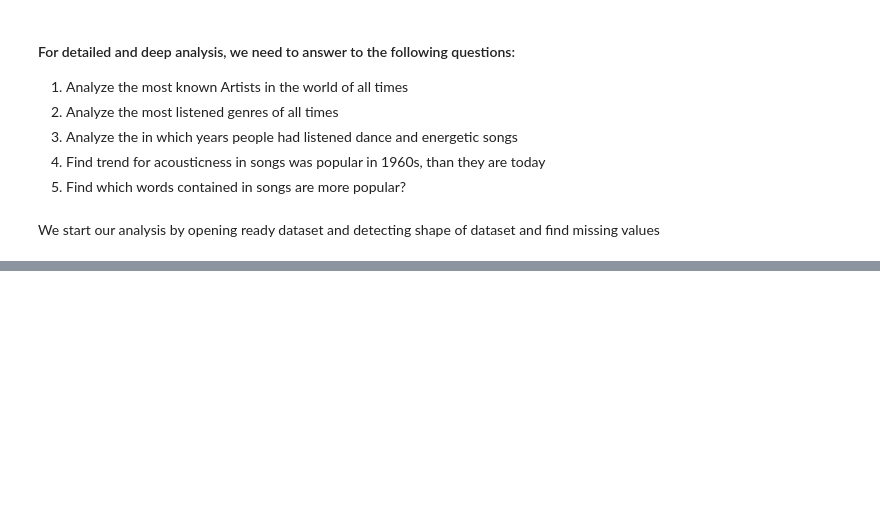
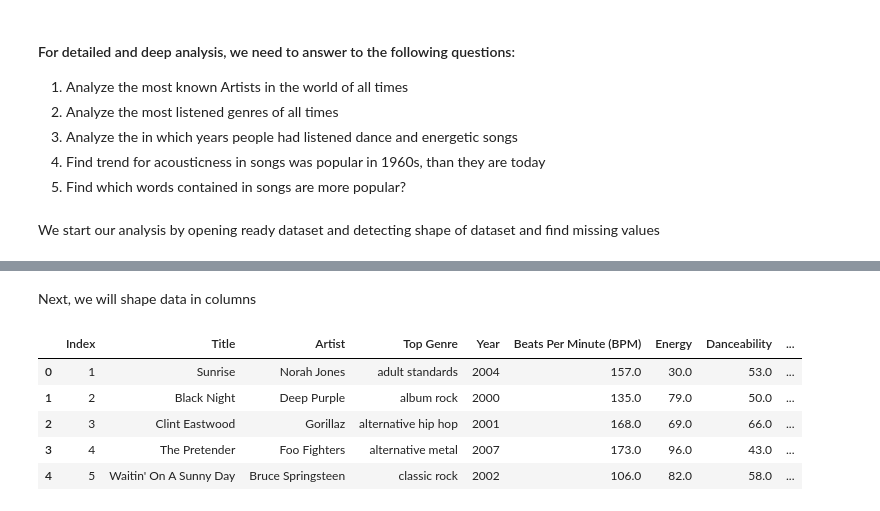
Before and after one commit to Sabina-Karenkina/Analysis-Spotify-Top-2000, a Jupyter notebook: ProjectIDA.ipynb, the cells around one changed output, grey strips where cells are left out. Drawn from its saved outputs; the diff is of its cells as text; code cells hidden in the pictures; blank space fills up the shorter version.

```diff
--- a/ProjectIDA.ipynb
+++ b/ProjectIDA.ipynb
@@ -74,0 +182,15 @@ top.shape
+# %% [markdown]
+Next, we will shape data in columns
+# %%
+#because we modified data before, to work with old data and for showing no warnings, we need to add copy() method
+new_top = new_top[new_top['Year'].notnull()].copy()
+#converting 'Year' from float to int
+new_top['Year'] = new_top['Year'].astype(int)
+new_top.head(5)
+# %% [output]
+|  | Index | Title | Artist | Top Genre | Year | Beats Per Minute (BPM) | Energy | Danceability | ... |
+| 0 | 1 | Sunrise | Norah Jones | adult standards | 2004 | 157.0 | 30.0 | 53.0 | ... |
+| 1 | 2 | Black Night | Deep Purple | album rock | 2000 | 135.0 | 79.0 | 50.0 | ... |
+| 2 | 3 | Clint Eastwood | Gorillaz | alternative hip hop | 2001 | 168.0 | 69.0 | 66.0 | ... |
+| 3 | 4 | The Pretender | Foo Fighters | alternative metal | 2007 | 173.0 | 96.0 | 43.0 | ... |
+| 4 | 5 | Waitin' On A Sunny Day | Bruce Springsteen | classic rock | 2002 | 106.0 | 82.0 | 58.0 | ... |
```
Also changed, not shown: parts of 13 cells of this notebook.
